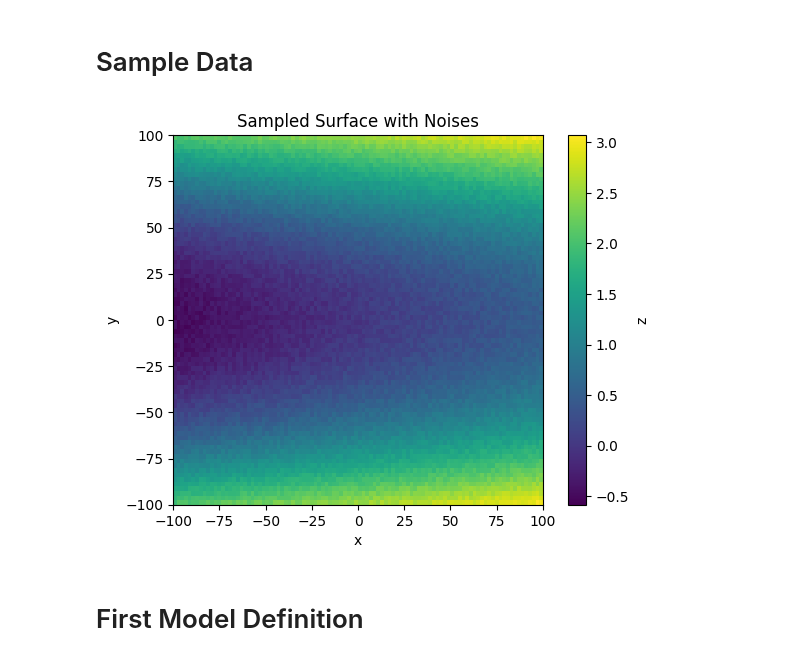
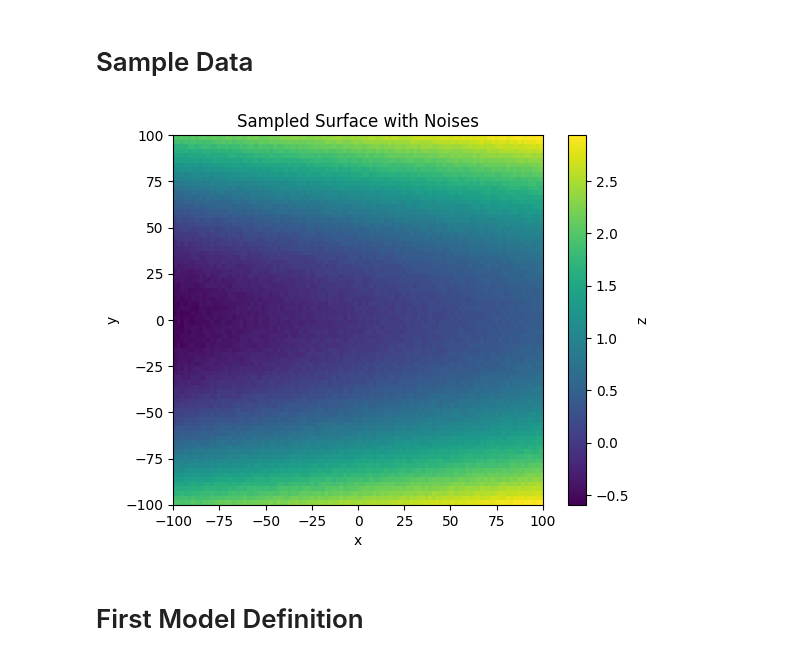
Before and after one commit to Ngoc-Cac/Deep-Learning-with-PyTorch, a Jupyter notebook: Topics/Fully Connected Network/1. FCN_demo.ipynb, the cells around one changed output. Cells and saved outputs as stored; diff of their text form; code cells hidden in the pictures.

```diff
--- a/Topics/Fully Connected Network/1. FCN_demo.ipynb
+++ b/Topics/Fully Connected Network/1. FCN_demo.ipynb
@@ -15,20 +15,20 @@ import math
 # %%
 x = torch.linspace(-100, 100, 100)
 y = torch.linspace(-100, 100, 80)
 
 xx, yy = torch.meshgrid(x, y, indexing='xy')
 
-z = (5 * xx + (0.5 * yy) ** 2 - 100) / 1000 + torch.rand(xx.shape) * .2
+z = (5 * xx + (0.5 * yy) ** 2 - 100) / 1000 + torch.rand(xx.shape) * .1
 
 
 plt.imshow(z, extent=[x[0], x[-1], y[0], y[-1]])
 plt.title('Sampled Surface with Noises')
 plt.xlabel('x')
 plt.ylabel('y')
 cbar = plt.colorbar()
 cbar.set_label('z');
 # %% [output]
-[figure, old version]
+[figure, new version]
 # %%
 features = torch.cat([xx.reshape((-1,1)), yy.reshape((-1,1))], 1)
 labels = z.reshape((-1, 1))
```
Also changed, not shown: parts of 18 cells of this notebook.
